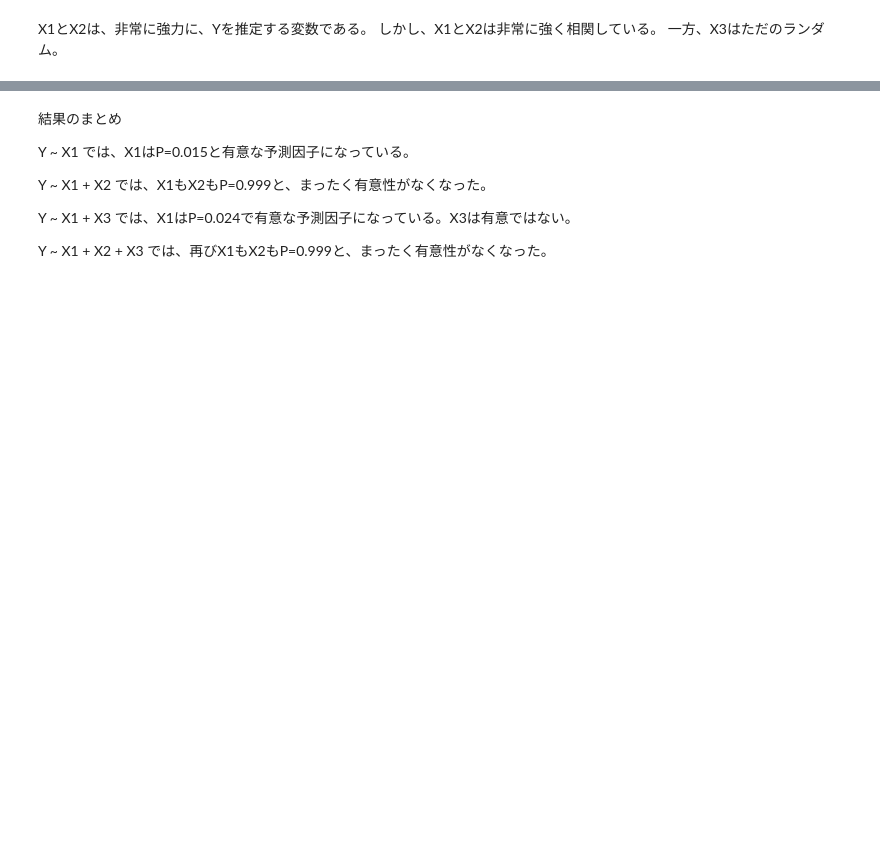
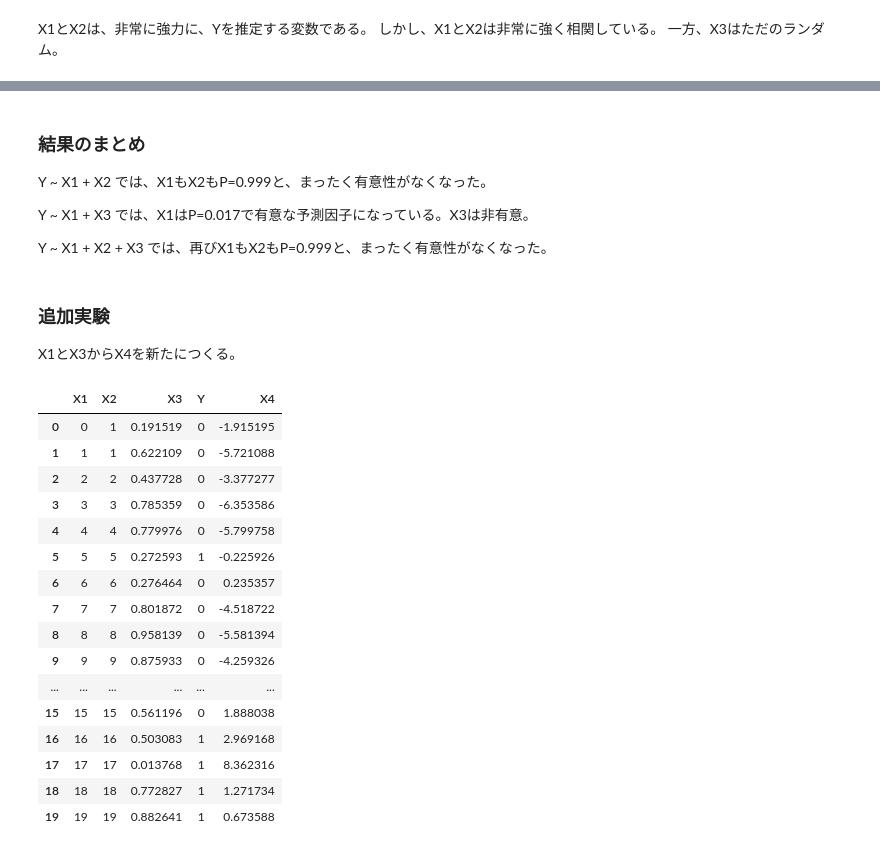
Before and after one commit to metavol/multico, a Jupyter notebook: multico.ipynb, the cells around one changed output, grey strips where cells are left out. Cells and saved outputs as stored; diff of their text form; code cells hidden in the pictures; blank space fills up the shorter version.

```diff
--- a/multico.ipynb
+++ b/multico.ipynb
@@ -148,10 +198,33 @@ Generalized Linear Model Regression Results
 # %% [markdown]
-結果のまとめ
-
-Y ~ X1 では、X1はP=0.015と有意な予測因子になっている。
+### 結果のまとめ
 
 Y ~ X1 + X2 では、X1もX2もP=0.999と、まったく有意性がなくなった。
 
-Y ~ X1 + X3 では、X1はP=0.024で有意な予測因子になっている。X3は有意ではない。
+Y ~ X1 + X3 では、X1はP=0.017で有意な予測因子になっている。X3は非有意。
 
 Y ~ X1 + X2 + X3 では、再びX1もX2もP=0.999と、まったく有意性がなくなった。
+# %% [markdown]
+### 追加実験
+
+X1とX3からX4を新たにつくる。
+# %%
+data['X4'] = data['X1'] * 0.5 - data['X3'] * 10
+data
+# %% [output]
+|  | X1 | X2 | X3 | Y | X4 |
+| 0 | 0 | 1 | 0.191519 | 0 | -1.915195 |
+| 1 | 1 | 1 | 0.622109 | 0 | -5.721088 |
+| 2 | 2 | 2 | 0.437728 | 0 | -3.377277 |
+| 3 | 3 | 3 | 0.785359 | 0 | -6.353586 |
+| 4 | 4 | 4 | 0.779976 | 0 | -5.799758 |
+| 5 | 5 | 5 | 0.272593 | 1 | -0.225926 |
+| 6 | 6 | 6 | 0.276464 | 0 | 0.235357 |
+| 7 | 7 | 7 | 0.801872 | 0 | -4.518722 |
+| 8 | 8 | 8 | 0.958139 | 0 | -5.581394 |
+| 9 | 9 | 9 | 0.875933 | 0 | -4.259326 |
+| ... | ... | ... | ... | ... | ... |
+| 15 | 15 | 15 | 0.561196 | 0 | 1.888038 |
+| 16 | 16 | 16 | 0.503083 | 1 | 2.969168 |
+| 17 | 17 | 17 | 0.013768 | 1 | 8.362316 |
+| 18 | 18 | 18 | 0.772827 | 1 | 1.271734 |
+| 19 | 19 | 19 | 0.882641 | 1 | 0.673588 |
```
Also changed, not shown: parts of 23 cells of this notebook.
